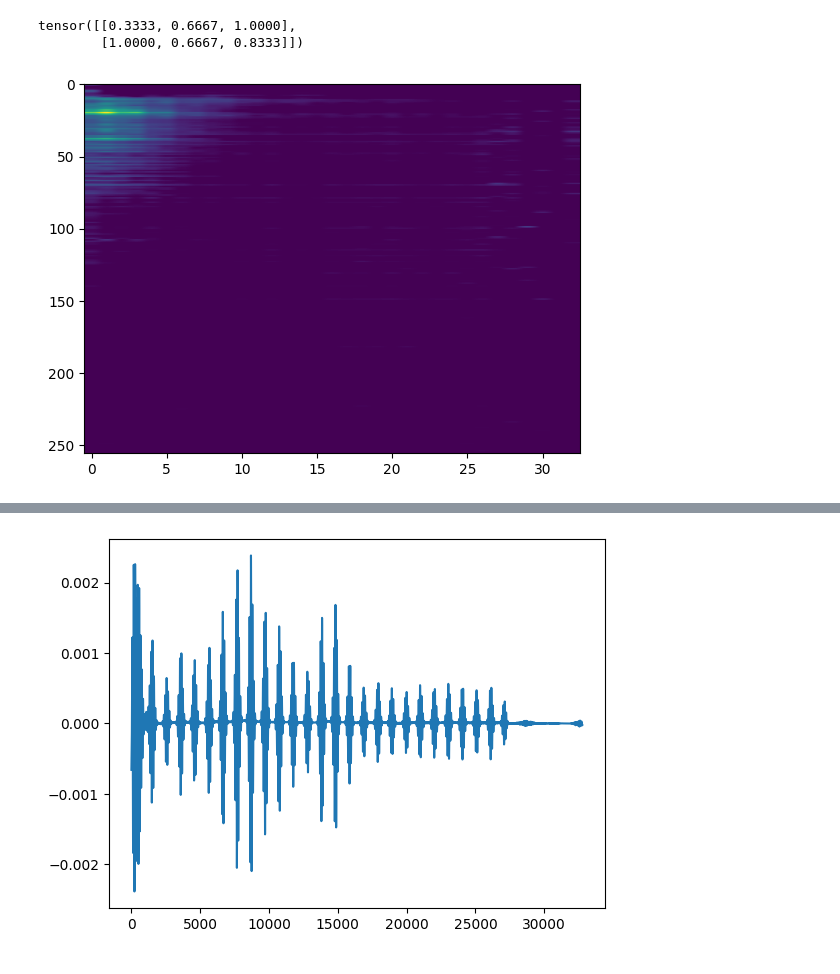
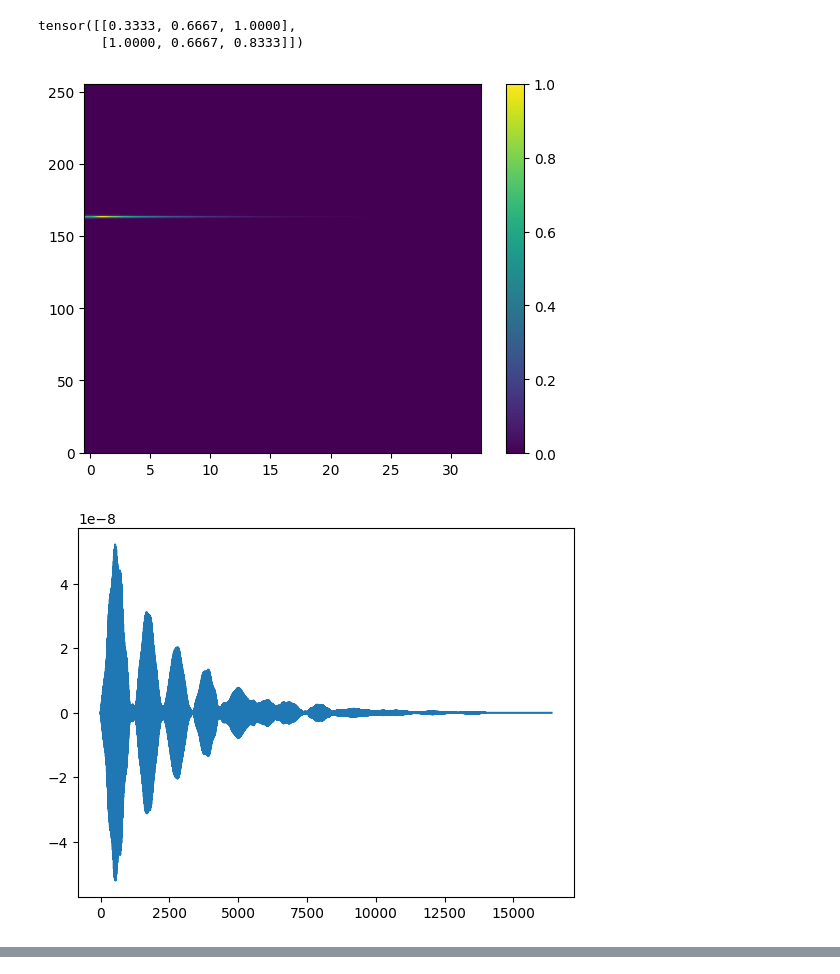
Before and after one commit to ATotor/MultiEntVAE, a Jupyter notebook: notebook helper.ipynb, the cells around one changed output, grey strips where cells are left out. Cells and saved outputs as stored; diff of their text form; code cells hidden in the pictures.

```diff
--- a/notebook helper.ipynb
+++ b/notebook helper.ipynb
@@ -127,15 +107,23 @@ tensor([[0.3333, 0.6667, 1.0000],
 # %%
 from PIL import Image
 from torchvision import transforms as vT
 img = Image.open("individualImage.png")
 img = vT.ToTensor()(img)[0]
-plt.imshow(img,aspect='auto')
+plt.imshow(img,aspect='auto',origin='lower')
+plt.colorbar()
 plt.show()
 img = img.to(device)
+created_spectro = T.InverseMelScale(sample_rate=16000,n_mels=256,n_stft=2048 // 2 + 1,norm="slaney").to(device)(img)
+created_audio=li.griffinlim(created_spectro.cpu().numpy(),n_fft=2048)
+plt.plot(created_audio)
+plt.show()
+display(Audio(created_audio,rate=16000))
+
+
 r_audio = inverse_transform(img).cpu()
-plt.plot(r_audio)
+
 display(Audio(r_audio,rate=16000))
 # %% [output]
-[figure, old version]
+[figure, new version]
+[figure, new version]
 [interactive output not drawn]
-[figure, old version]
```
Also changed, not shown: parts of 12 cells of this notebook, 5 other files.
